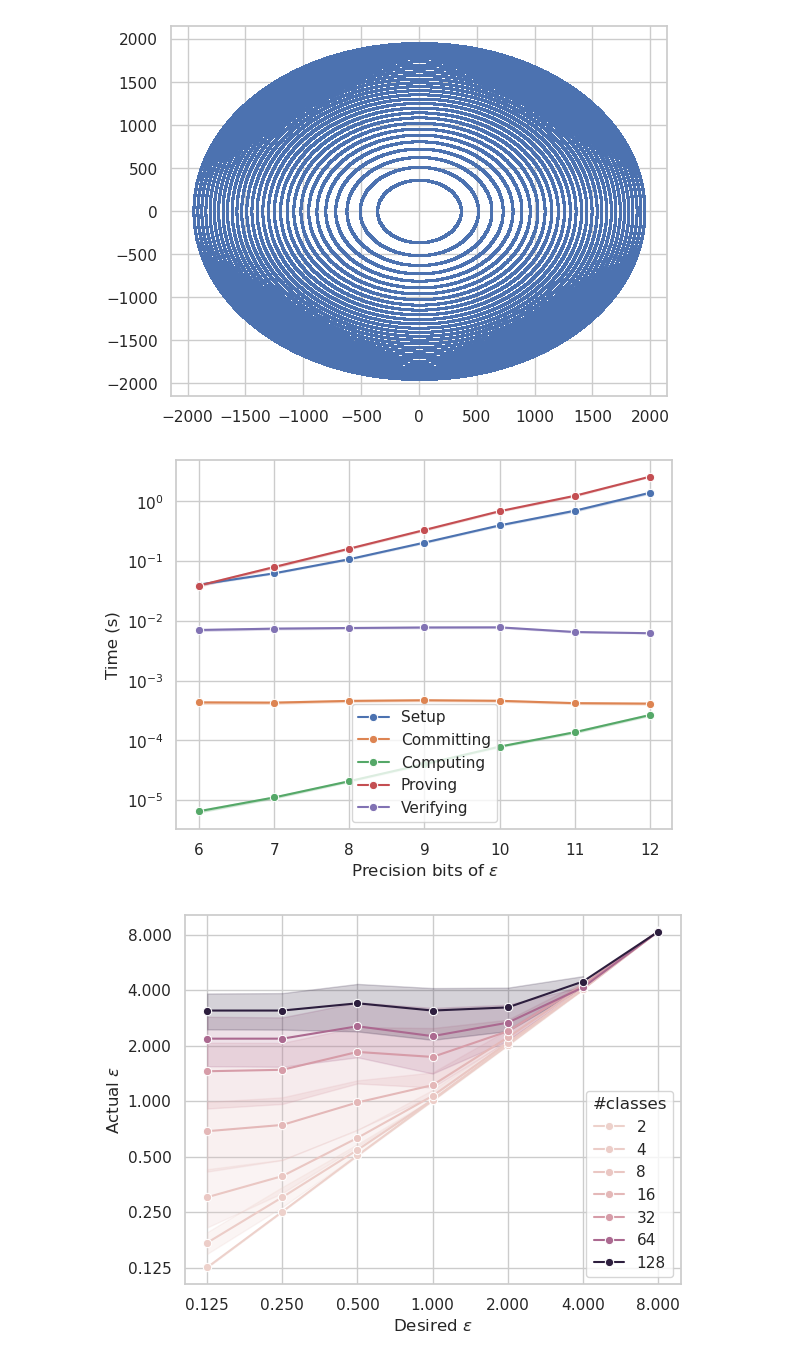
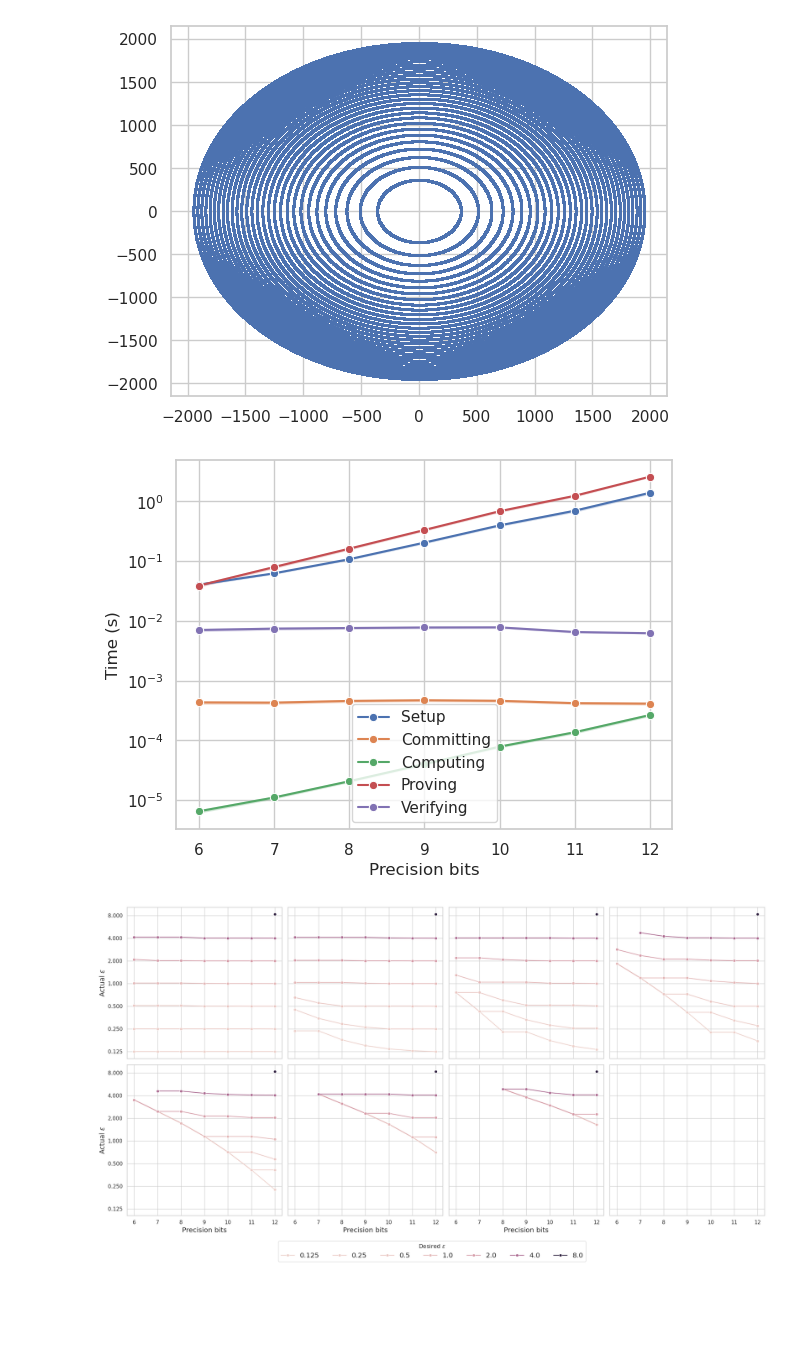
Before and after one commit to jvhs0706/VDDP, a Jupyter notebook: scratch/scratch.ipynb, the cells around one changed output. Saved outputs shown, nothing was run; the diff lists cells and outputs as text; code cells hidden in the pictures; blank space fills up the shorter version.

```diff
--- a/scratch/scratch.ipynb
+++ b/scratch/scratch.ipynb
@@ -57,7 +57,7 @@ plt.legend()
 plt.yscale('log')
 
 # x axis legend: precision bits
-plt.xlabel('Precision bits of $\epsilon$')
+plt.xlabel('Precision bits')
 
 # y axis legend: time in seconds
 plt.ylabel('Time (s)')
@@ -66,40 +66,44 @@ plt.ylabel('Time (s)')
 
 plt.show()
 # %% [output]
-[figure, old version]
+[figure, new version]
 # %%
 # use seaborn
 import seaborn as sns
 sns.set(style="whitegrid")
 
+# make a 2 * 4 grid of plots
+fig, axs = plt.subplots(2, 4, figsize=(20, 10), sharex=True, sharey=True, tight_layout=True)
+
 # plot (setup, committing, computing, proving, verifying) vs inv_prec with error bar
-plt.figure()
-sns.lineplot(x = 'eps', y = 'actual_eps', hue = 'num_class', data = df, marker='o', legend='full')
-plt.legend()
 
-# x, y axis in log2 scale
-plt.xscale('log')
-plt.yscale('log')
+for ax, NUM_CLASS in zip(axs.flatten(), df['num_class'].unique()):
+    sns.lineplot(x = 'log_prec', y = 'actual_eps', hue = 'eps', data = df[df['num_class'] == NUM_CLASS], marker='o', legend='full', ax = ax)
 
-# denser marks on x axis and y axis
-plt.xticks([0.125, 0.25, 0.5, 1, 2, 4, 8])
-plt.yticks([0.125, 0.25, 0.5, 1, 2, 4, 8])
-# also display these numbers
-plt.gca().get_xaxis().set_major_formatter(plt.ScalarFormatter())
-plt.gca().get_yaxis().set_major_formatter(plt.ScalarFormatter())
+    # x, y axis in log2 scale
+    ax.set_yscale('log')
+    ax.set_yticks([0.125, 0.25, 0.5, 1, 2, 4, 8])
+    # also display these numbers
+    ax.get_xaxis().set_major_formatter(plt.ScalarFormatter())
+    ax.get_yaxis().set_major_formatter(plt.ScalarFormatter())
 
-# add a title to the legend
-plt.legend(title='#classes')
+    # add a title to the legend
+    ax.legend(title='$\epsilon$')
 
 
-# x axis legend: precision bits
-plt.xlabel('Desired $\epsilon$')
+    # x axis legend: precision bits
+    ax.set_xlabel('Precision bits', fontsize='large')
 
-# y axis legend: time in seconds
-plt.ylabel('Actual $\epsilon$')
+    # y axis legend: time in seconds
+    ax.set_ylabel('Actual $\epsilon$', fontsize='large')
+    # grasp one legend and put the legend at the buttom, detele the legends in the subplots
+    handles, labels = ax.get_legend_handles_labels()
+    ax.legend().remove()
 
-
+# put the legend at the buttom
+# move a little bit lower so as not to block the figure
+fig.legend(handles, labels, bbox_to_anchor=(0.5, -0.075), loc='lower center', ncol=8, title='Desired $\epsilon$', fontsize='large')
 
 plt.show()
 # %% [output]
-[figure, old version]
+[figure, new version]
```
Also changed, not shown: 3 other files.
